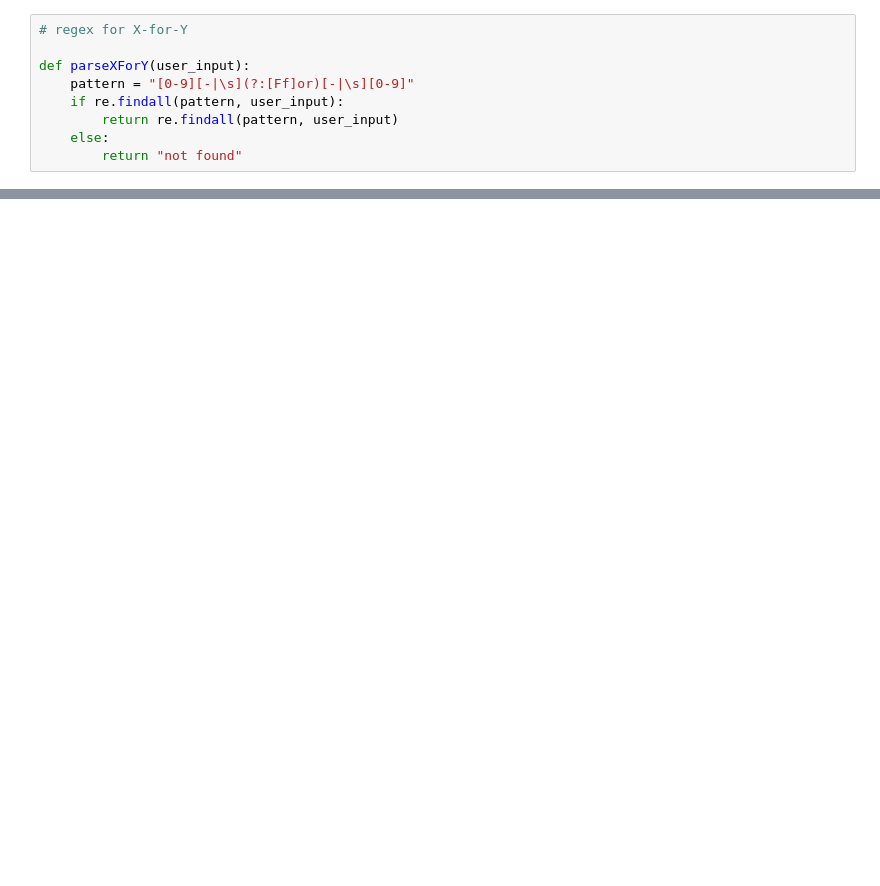
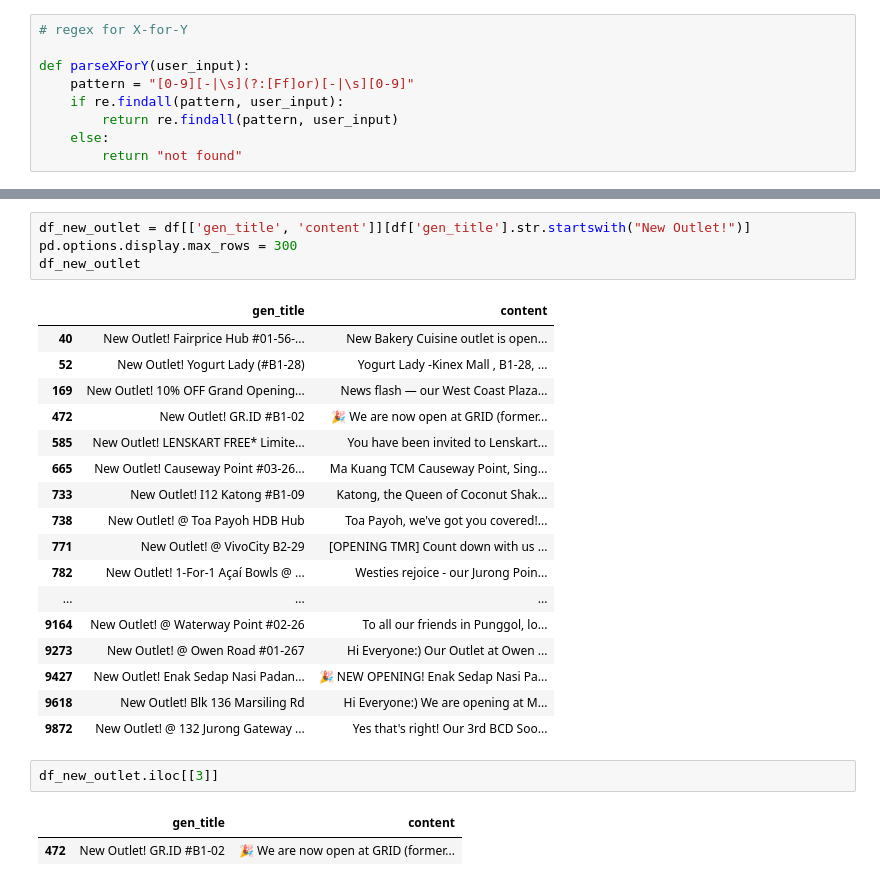
Before and after one commit to munnigel/CV-NLP-Monstyr-App, a Jupyter notebook: data_workbench/Data Cleaning for Custom NER.ipynb, the cells around one changed output, grey strips where cells are left out. Saved outputs shown, nothing was run; the diff lists cells and outputs as text; blank space fills up the shorter version.

```diff
--- a/data_workbench/Data Cleaning for Custom NER.ipynb
+++ b/data_workbench/Data Cleaning for Custom NER.ipynb
@@ -137,0 +136,27 @@ df_new_outlet
+# %%
+df_new_outlet = df[['gen_title', 'content']][df['gen_title'].str.startswith("New Outlet!")]
+pd.options.display.max_rows = 300
+df_new_outlet
+# %% [output]
+|  | gen_title | content |
+| 40 | New Outlet! Fairprice Hub #01-56-... | New Bakery Cuisine outlet is open... |
+| 52 | New Outlet! Yogurt Lady (#B1-28) | Yogurt Lady -Kinex Mall , B1-28, ... |
+| 169 | New Outlet! 10% OFF Grand Opening... | News flash — our West Coast Plaza... |
+| 472 | New Outlet! GR.ID #B1-02 | 🎉 We are now open at GRID (former... |
+| 585 | New Outlet! LENSKART FREE* Limite... | You have been invited to Lenskart... |
+| 665 | New Outlet! Causeway Point #03-26... | Ma Kuang TCM Causeway Point, Sing... |
+| 733 | New Outlet! I12 Katong #B1-09 | Katong, the Queen of Coconut Shak... |
+| 738 | New Outlet! @ Toa Payoh HDB Hub | Toa Payoh, we've got you covered!... |
+| 771 | New Outlet! @ VivoCity B2-29 | [OPENING TMR] Count down with us ... |
+| 782 | New Outlet! 1-For-1 Açaí Bowls @ ... | Westies rejoice - our Jurong Poin... |
+| ... | ... | ... |
+| 9164 | New Outlet! @ Waterway Point #02-26 | To all our friends in Punggol, lo... |
+| 9273 | New Outlet! @ Owen Road #01-267 | Hi Everyone:) Our Outlet at Owen ... |
+| 9427 | New Outlet! Enak Sedap Nasi Padan... | 🎉 NEW OPENING! Enak Sedap Nasi Pa... |
+| 9618 | New Outlet! Blk 136 Marsiling Rd | Hi Everyone:) We are opening at M... |
+| 9872 | New Outlet! @ 132 Jurong Gateway ... | Yes that's right! Our 3rd BCD Soo... |
+# %%
+df_new_outlet.iloc[[3]]
+# %% [output]
+|  | gen_title | content |
+| 472 | New Outlet! GR.ID #B1-02 | 🎉 We are now open at GRID (former... |
```
Also changed, not shown: parts of 18 cells of this notebook, 1 other file.
